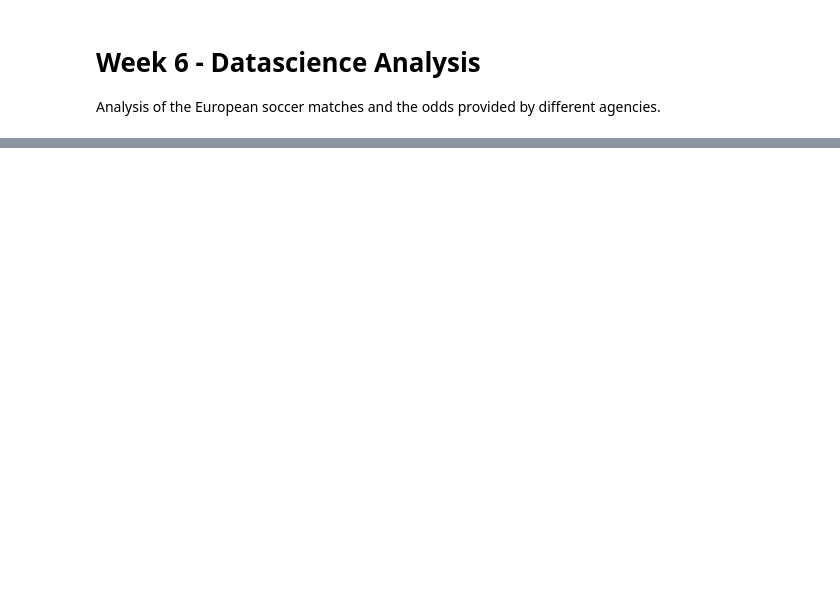
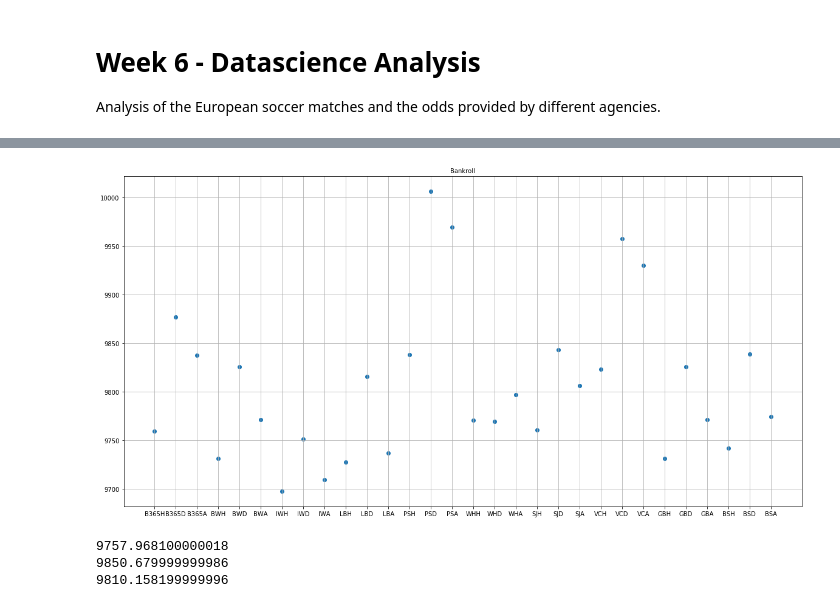
Before and after one commit to stephenkringas/python-datascience, a Jupyter notebook: week6/Soccer Betting Analysis.ipynb, the cells around one changed output, grey strips where cells are left out. Drawn from its saved outputs; the diff is of its cells as text; code cells hidden in the pictures; blank space fills up the shorter version.

```diff
--- a/week6/Soccer Betting Analysis.ipynb
+++ b/week6/Soccer Betting Analysis.ipynb
@@ -27,0 +88,38 @@ match_df.head()
+# %%
+# Compare the ROI of betting on the home team vs draw vs away team
+fig, axis = plt.subplots()
+
+fig.set_figheight(10)
+fig.set_figwidth(20)
+axis.yaxis.grid(True)
+axis.xaxis.grid(True)
+axis.set_title('Bankroll',fontsize=10)
+
+X = list(bankroll_dict.keys())
+Y = list(bankroll_dict.values())
+
+axis.scatter(X, Y)
+plt.show()
+# %% [output]
+[figure, added]
+# %%
+# Is it more profitable to bet on the home team, draw or away team
+
+# Average bankroll after betting on home team
+tmp = [ v for k,v in bankroll_dict.items() if k.endswith('H')]
+avg = sum(tmp) / len(tmp)
+print(avg)
+
+# Average bankroll after betting on a draw
+tmp = [ v for k,v in bankroll_dict.items() if k.endswith('D')]
+avg = sum(tmp) / len(tmp)
+print(avg)
+
+# Average bankroll after betting on away team
+tmp = [ v for k,v in bankroll_dict.items() if k.endswith('A')]
+avg = sum(tmp) / len(tmp)
+print(avg)
+# %% [output]
+9757.968100000018
+9850.679999999986
+9810.158199999996
```
Also changed, not shown: parts of 8 cells of this notebook, 3 other files.
